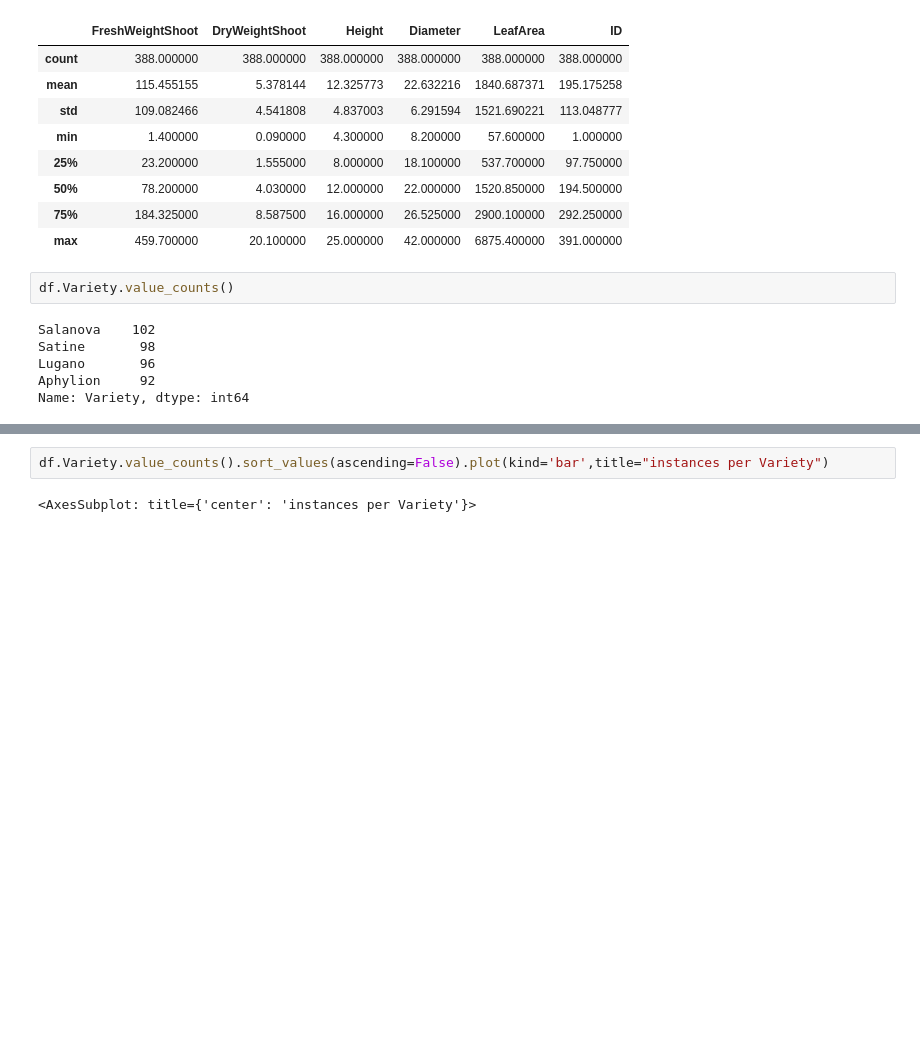
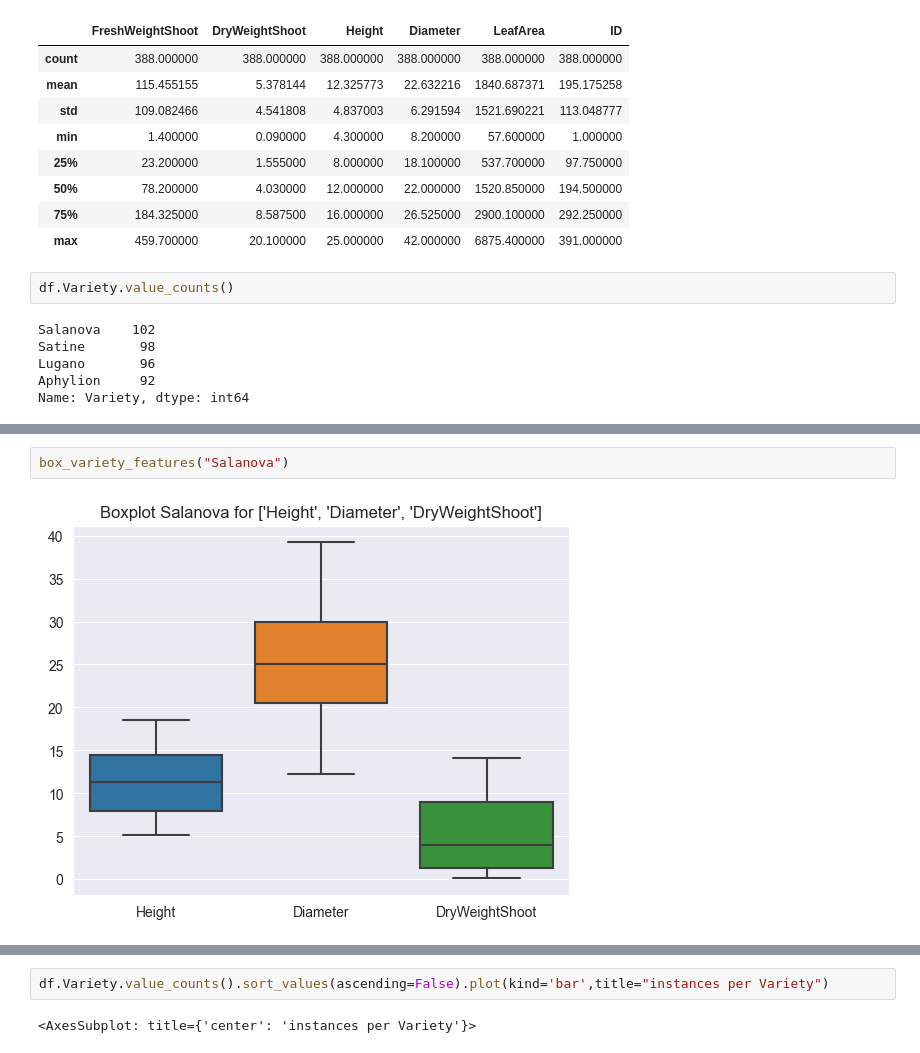
Before and after one commit to Niekwijs/lettuce-growth-models, a Jupyter notebook: Lugano-analysis.ipynb, the cells around one changed output, grey strips where cells are left out. Drawn from its saved outputs; the diff is of its cells as text; blank space fills up the shorter version.

```diff
--- a/Lugano-analysis.ipynb
+++ b/Lugano-analysis.ipynb
@@ -85,0 +101,4 @@ Name: Variety, dtype: int64
+# %%
+box_variety_features("Salanova")
+# %% [output]
+[figure, added]
```
Also changed, not shown: parts of 22 cells of this notebook.
